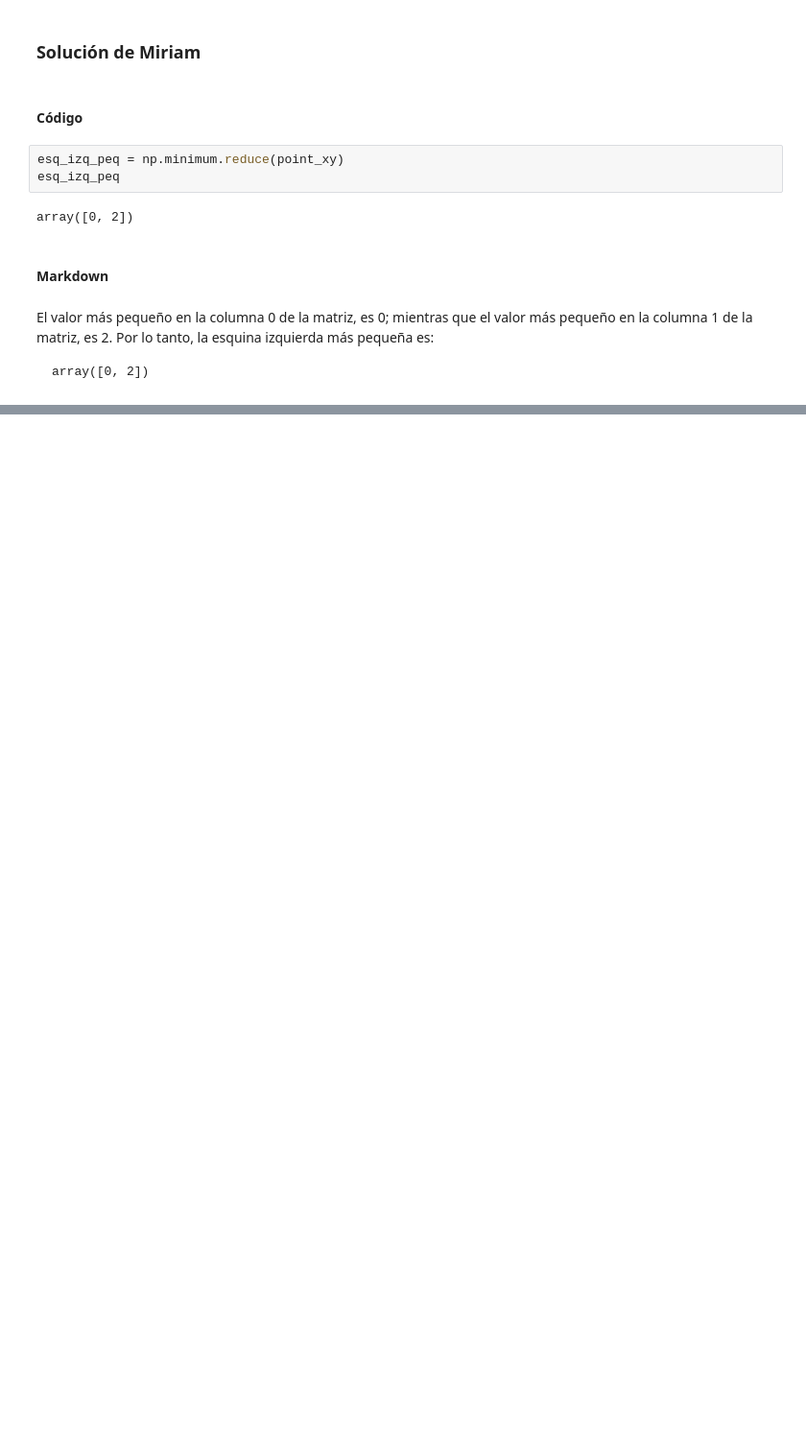
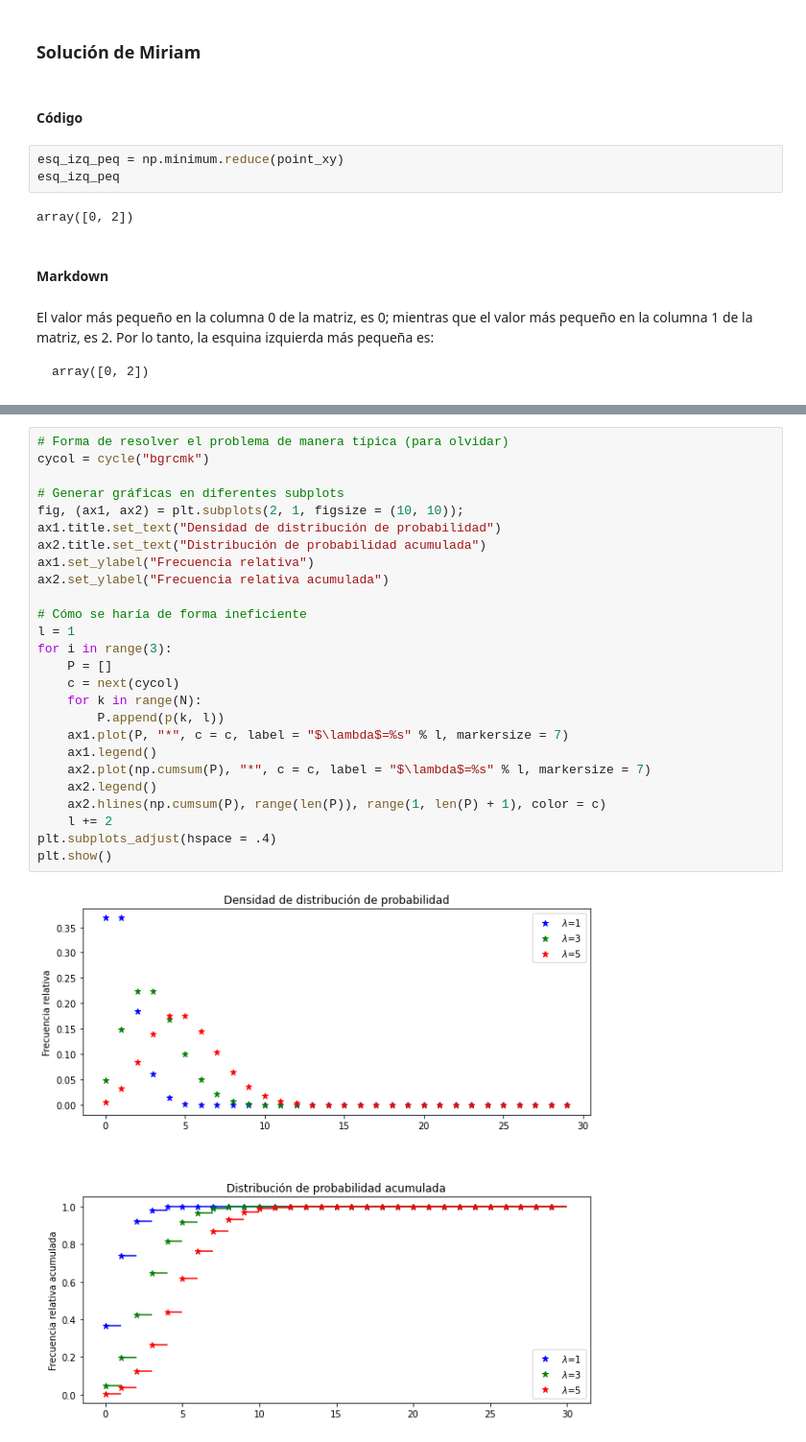
Before and after one commit to danielch4/TareaConjunto_MERosas_HDChavez, a Jupyter notebook: Tarea2_MERosas_HDChavez.ipynb, the cells around one changed output, grey strips where cells are left out. Shown at 96% size. Saved outputs shown, nothing was run; the diff lists cells and outputs as text; blank space fills up the shorter version.

```diff
--- a/Tarea2_MERosas_HDChavez.ipynb
+++ b/Tarea2_MERosas_HDChavez.ipynb
@@ -348,0 +387,28 @@ array([0, 2])
+# %%
+# Forma de resolver el problema de manera típica (para olvidar)
+cycol = cycle("bgrcmk")
+
+# Generar gráficas en diferentes subplots
+fig, (ax1, ax2) = plt.subplots(2, 1, figsize = (10, 10));
+ax1.title.set_text("Densidad de distribución de probabilidad")
+ax2.title.set_text("Distribución de probabilidad acumulada")
+ax1.set_ylabel("Frecuencia relativa")
+ax2.set_ylabel("Frecuencia relativa acumulada")
+
+# Cómo se haría de forma ineficiente
+l = 1
+for i in range(3):
+    P = []
+    c = next(cycol)
+    for k in range(N):
+        P.append(p(k, l))
+    ax1.plot(P, "*", c = c, label = "$\lambda$=%s" % l, markersize = 7)
+    ax1.legend()
+    ax2.plot(np.cumsum(P), "*", c = c, label = "$\lambda$=%s" % l, markersize = 7)
+    ax2.legend()
+    ax2.hlines(np.cumsum(P), range(len(P)), range(1, len(P) + 1), color = c)
+    l += 2
+plt.subplots_adjust(hspace = .4)
+plt.show()
+# %% [output]
+[figure, added]
```
Also changed, not shown: parts of 11 cells of this notebook.
